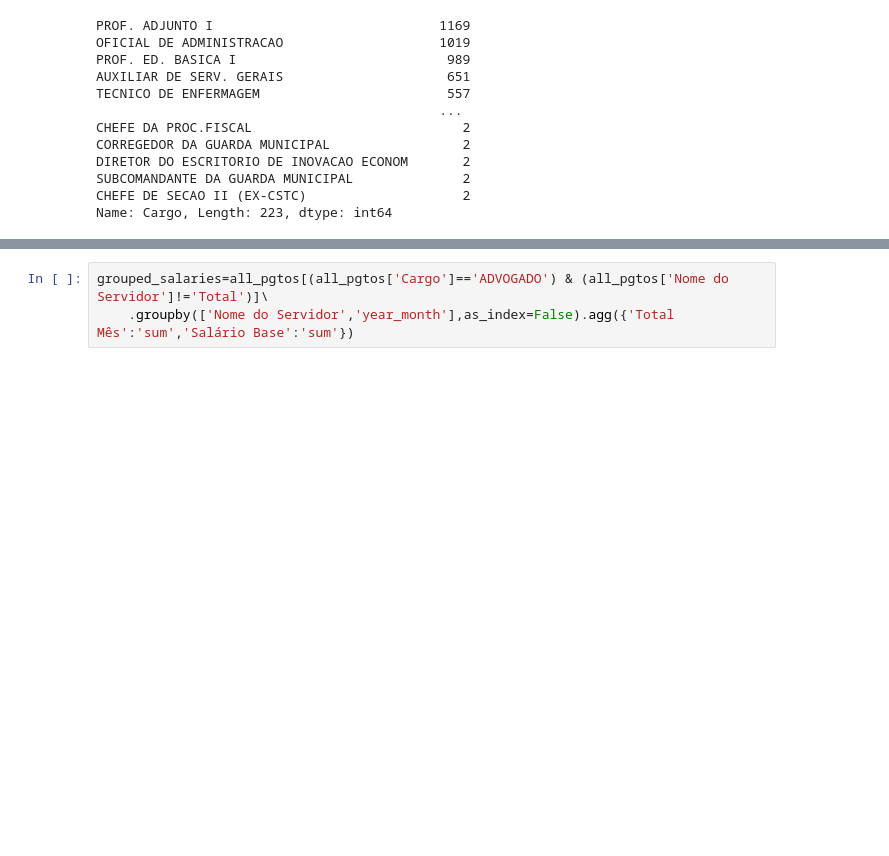
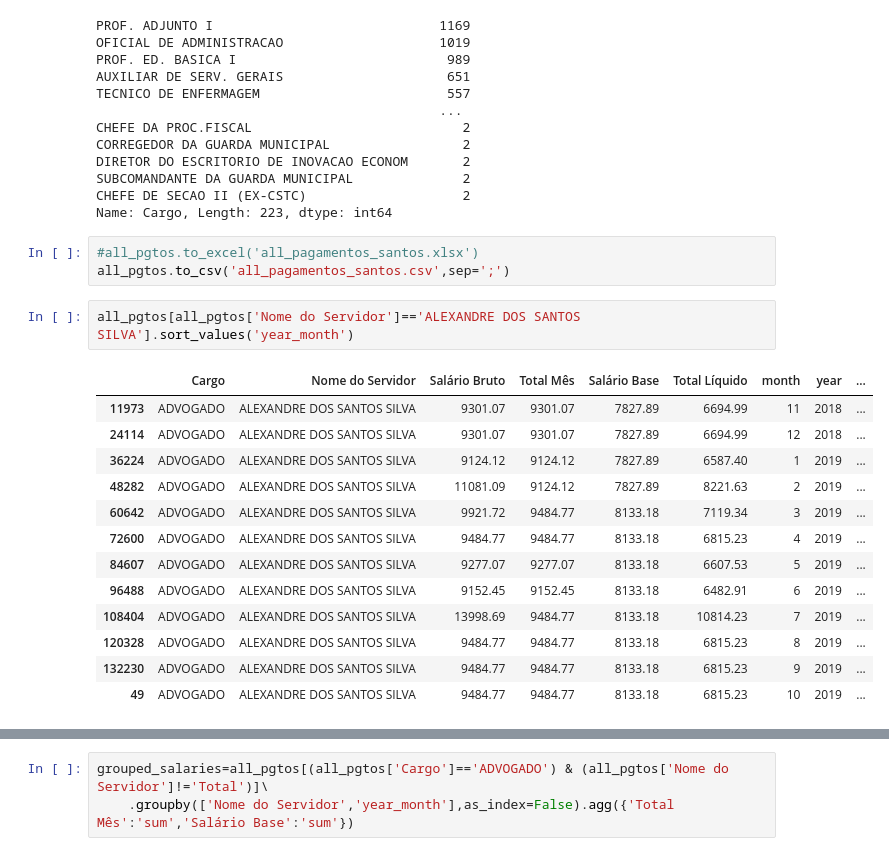
Before and after one commit to gabrielfior/open-data-hertie, a Jupyter notebook: notebooks/analysis_payments.ipynb, the cells around one changed output, grey strips where cells are left out. Saved outputs shown, nothing was run; the diff lists cells and outputs as text; blank space fills up the shorter version.

```diff
--- a/notebooks/analysis_payments.ipynb
+++ b/notebooks/analysis_payments.ipynb
@@ -138,6 +121,25 @@ DIRETOR DO ESCRITORIO DE INOVACAO ECONOM       2
 SUBCOMANDANTE DA GUARDA MUNICIPAL              2
 CHEFE DE SECAO II (EX-CSTC)                    2
 Name: Cargo, Length: 223, dtype: int64
+# %%
+#all_pgtos.to_excel('all_pagamentos_santos.xlsx')
+all_pgtos.to_csv('all_pagamentos_santos.csv',sep=';')
+# %%
+all_pgtos[all_pgtos['Nome do Servidor']=='ALEXANDRE DOS SANTOS SILVA'].sort_values('year_month')
+# %% [output]
+|  | Cargo | Nome do Servidor | Salário Bruto | Total Mês | Salário Base | Total Líquido | month | year | ... |
+| 11973 | ADVOGADO | ALEXANDRE DOS SANTOS SILVA | 9301.07 | 9301.07 | 7827.89 | 6694.99 | 11 | 2018 | ... |
+| 24114 | ADVOGADO | ALEXANDRE DOS SANTOS SILVA | 9301.07 | 9301.07 | 7827.89 | 6694.99 | 12 | 2018 | ... |
+| 36224 | ADVOGADO | ALEXANDRE DOS SANTOS SILVA | 9124.12 | 9124.12 | 7827.89 | 6587.40 | 1 | 2019 | ... |
+| 48282 | ADVOGADO | ALEXANDRE DOS SANTOS SILVA | 11081.09 | 9124.12 | 7827.89 | 8221.63 | 2 | 2019 | ... |
+| 60642 | ADVOGADO | ALEXANDRE DOS SANTOS SILVA | 9921.72 | 9484.77 | 8133.18 | 7119.34 | 3 | 2019 | ... |
+| 72600 | ADVOGADO | ALEXANDRE DOS SANTOS SILVA | 9484.77 | 9484.77 | 8133.18 | 6815.23 | 4 | 2019 | ... |
+| 84607 | ADVOGADO | ALEXANDRE DOS SANTOS SILVA | 9277.07 | 9277.07 | 8133.18 | 6607.53 | 5 | 2019 | ... |
+| 96488 | ADVOGADO | ALEXANDRE DOS SANTOS SILVA | 9152.45 | 9152.45 | 8133.18 | 6482.91 | 6 | 2019 | ... |
+| 108404 | ADVOGADO | ALEXANDRE DOS SANTOS SILVA | 13998.69 | 9484.77 | 8133.18 | 10814.23 | 7 | 2019 | ... |
+| 120328 | ADVOGADO | ALEXANDRE DOS SANTOS SILVA | 9484.77 | 9484.77 | 8133.18 | 6815.23 | 8 | 2019 | ... |
+| 132230 | ADVOGADO | ALEXANDRE DOS SANTOS SILVA | 9484.77 | 9484.77 | 8133.18 | 6815.23 | 9 | 2019 | ... |
+| 49 | ADVOGADO | ALEXANDRE DOS SANTOS SILVA | 9484.77 | 9484.77 | 8133.18 | 6815.23 | 10 | 2019 | ... |
 # %%
 all_pgtos[all_pgtos['Nome do Servidor']=='ALEXANDRE DOS SANTOS SILVA'].head(20).sort_values('year_month')
 # %% [output]
```
Also changed, not shown: parts of 11 cells of this notebook, 5 other files.
